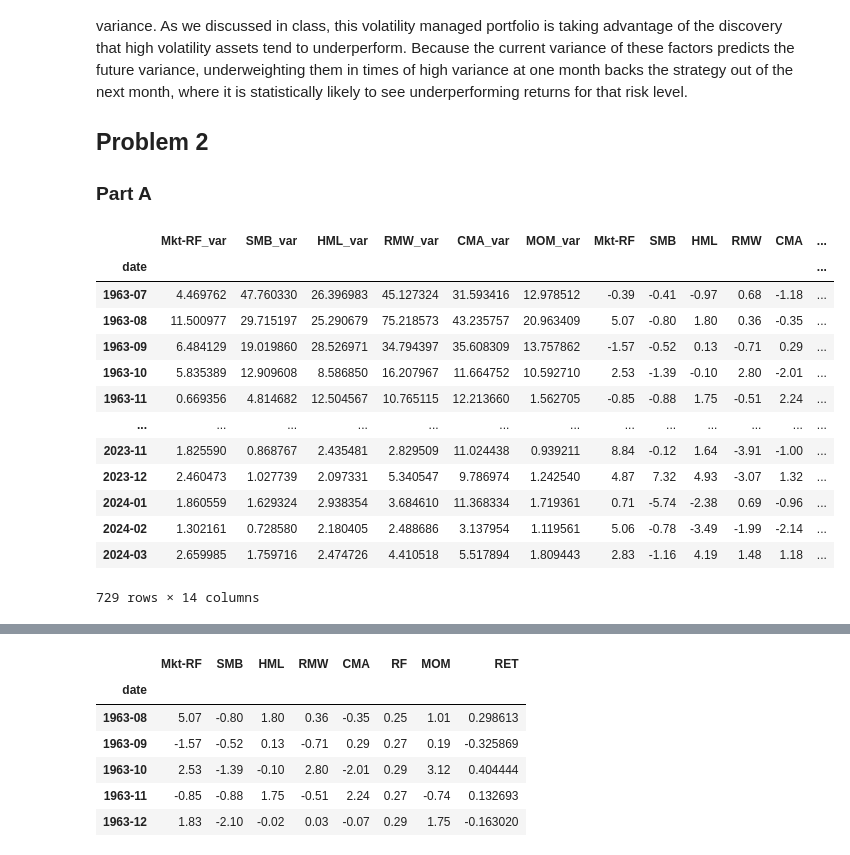
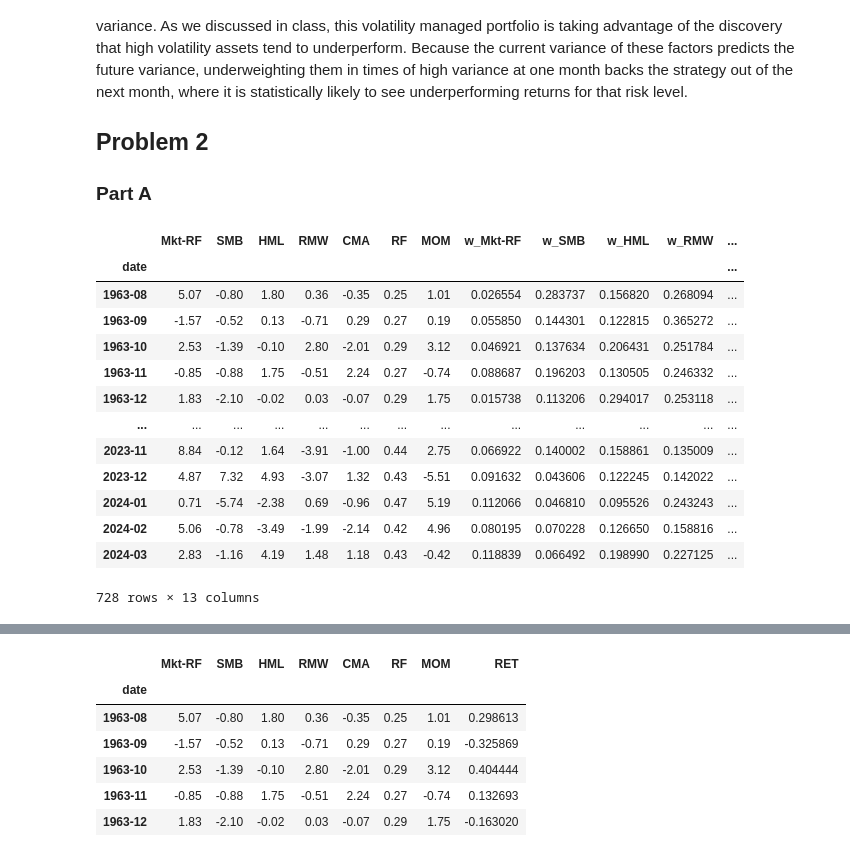
Before and after one commit to KMcCand/Hedge_Funds_Caltech, a Jupyter notebook: BEM114 HW4/BEM114_HW4_Andrew_Daniel_Kyle.ipynb, the cells around one changed output, grey strips where cells are left out. Cells and saved outputs as stored; diff of their text form; code cells hidden in the pictures.

```diff
--- a/BEM114 HW4/BEM114_HW4_Andrew_Daniel_Kyle.ipynb
+++ b/BEM114 HW4/BEM114_HW4_Andrew_Daniel_Kyle.ipynb
@@ -349,27 +351,36 @@ As we found in Part C, the variance of each of these factors positively predicts
 # %%
 # Create aggregate portfolio df
 agg = df.drop(FACTORS_lag, axis=1)
 agg = agg.dropna(subset=FACTORS+FACTORS_var)
 
 # Calculate reciprocal of variance
 for f in FACTORS:
     agg[f+'_var'] = 1 / agg[f+'_var']
 
 # Calculate sum of variance reciprocals
 agg['var_sum'] = agg['Mkt-RF_var'] + agg['SMB_var'] + agg['HML_var'] + agg['RMW_var'] + agg['CMA_var'] + agg['MOM_var']
+
+# Create each factor's weight
+for f in FACTORS:
+    agg['w_'+f] = agg[f+'_var'] / agg['var_sum']
+agg = agg.drop(FACTORS_var+['var_sum'], axis=1)
+
+# Shift all weights and drop the resulting NaNs
+agg[WEIGHTS] = agg[WEIGHTS].shift(1)
+agg = agg.dropna(subset=WEIGHTS+FACTORS)
 agg
 # %% [output]
-|  | Mkt-RF_var | SMB_var | HML_var | RMW_var | CMA_var | MOM_var | Mkt-RF | SMB | HML | RMW | CMA | ... |
+|  | Mkt-RF | SMB | HML | RMW | CMA | RF | MOM | w_Mkt-RF | w_SMB | w_HML | w_RMW | ... |
 | date |  |  |  |  |  |  |  |  |  |  |  | ... |
-| 1963-07 | 4.469762 | 47.760330 | 26.396983 | 45.127324 | 31.593416 | 12.978512 | -0.39 | -0.41 | -0.97 | 0.68 | -1.18 | ... |
-| 1963-08 | 11.500977 | 29.715197 | 25.290679 | 75.218573 | 43.235757 | 20.963409 | 5.07 | -0.80 | 1.80 | 0.36 | -0.35 | ... |
-| 1963-09 | 6.484129 | 19.019860 | 28.526971 | 34.794397 | 35.608309 | 13.757862 | -1.57 | -0.52 | 0.13 | -0.71 | 0.29 | ... |
-| 1963-10 | 5.835389 | 12.909608 | 8.586850 | 16.207967 | 11.664752 | 10.592710 | 2.53 | -1.39 | -0.10 | 2.80 | -2.01 | ... |
-| 1963-11 | 0.669356 | 4.814682 | 12.504567 | 10.765115 | 12.213660 | 1.562705 | -0.85 | -0.88 | 1.75 | -0.51 | 2.24 | ... |
+| 1963-08 | 5.07 | -0.80 | 1.80 | 0.36 | -0.35 | 0.25 | 1.01 | 0.026554 | 0.283737 | 0.156820 | 0.268094 | ... |
+| 1963-09 | -1.57 | -0.52 | 0.13 | -0.71 | 0.29 | 0.27 | 0.19 | 0.055850 | 0.144301 | 0.122815 | 0.365272 | ... |
+| 1963-10 | 2.53 | -1.39 | -0.10 | 2.80 | -2.01 | 0.29 | 3.12 | 0.046921 | 0.137634 | 0.206431 | 0.251784 | ... |
+| 1963-11 | -0.85 | -0.88 | 1.75 | -0.51 | 2.24 | 0.27 | -0.74 | 0.088687 | 0.196203 | 0.130505 | 0.246332 | ... |
+| 1963-12 | 1.83 | -2.10 | -0.02 | 0.03 | -0.07 | 0.29 | 1.75 | 0.015738 | 0.113206 | 0.294017 | 0.253118 | ... |
 | ... | ... | ... | ... | ... | ... | ... | ... | ... | ... | ... | ... | ... |
-| 2023-11 | 1.825590 | 0.868767 | 2.435481 | 2.829509 | 11.024438 | 0.939211 | 8.84 | -0.12 | 1.64 | -3.91 | -1.00 | ... |
-| 2023-12 | 2.460473 | 1.027739 | 2.097331 | 5.340547 | 9.786974 | 1.242540 | 4.87 | 7.32 | 4.93 | -3.07 | 1.32 | ... |
-| 2024-01 | 1.860559 | 1.629324 | 2.938354 | 3.684610 | 11.368334 | 1.719361 | 0.71 | -5.74 | -2.38 | 0.69 | -0.96 | ... |
-| 2024-02 | 1.302161 | 0.728580 | 2.180405 | 2.488686 | 3.137954 | 1.119561 | 5.06 | -0.78 | -3.49 | -1.99 | -2.14 | ... |
-| 2024-03 | 2.659985 | 1.759716 | 2.474726 | 4.410518 | 5.517894 | 1.809443 | 2.83 | -1.16 | 4.19 | 1.48 | 1.18 | ... |
+| 2023-11 | 8.84 | -0.12 | 1.64 | -3.91 | -1.00 | 0.44 | 2.75 | 0.066922 | 0.140002 | 0.158861 | 0.135009 | ... |
+| 2023-12 | 4.87 | 7.32 | 4.93 | -3.07 | 1.32 | 0.43 | -5.51 | 0.091632 | 0.043606 | 0.122245 | 0.142022 | ... |
+| 2024-01 | 0.71 | -5.74 | -2.38 | 0.69 | -0.96 | 0.47 | 5.19 | 0.112066 | 0.046810 | 0.095526 | 0.243243 | ... |
+| 2024-02 | 5.06 | -0.78 | -3.49 | -1.99 | -2.14 | 0.42 | 4.96 | 0.080195 | 0.070228 | 0.126650 | 0.158816 | ... |
+| 2024-03 | 2.83 | -1.16 | 4.19 | 1.48 | 1.18 | 0.43 | -0.42 | 0.118839 | 0.066492 | 0.198990 | 0.227125 | ... |
-729 rows × 14 columns
+728 rows × 13 columns
```
Also changed, not shown: parts of 11 cells of this notebook.
